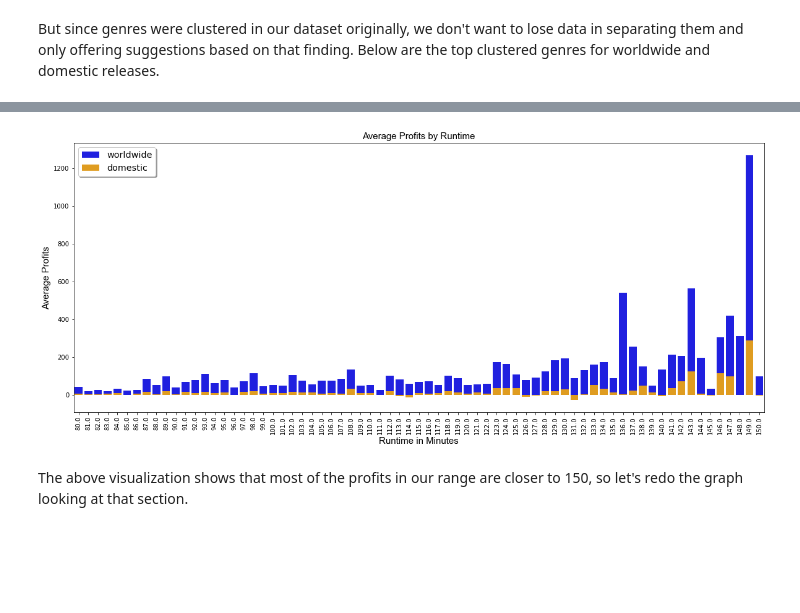
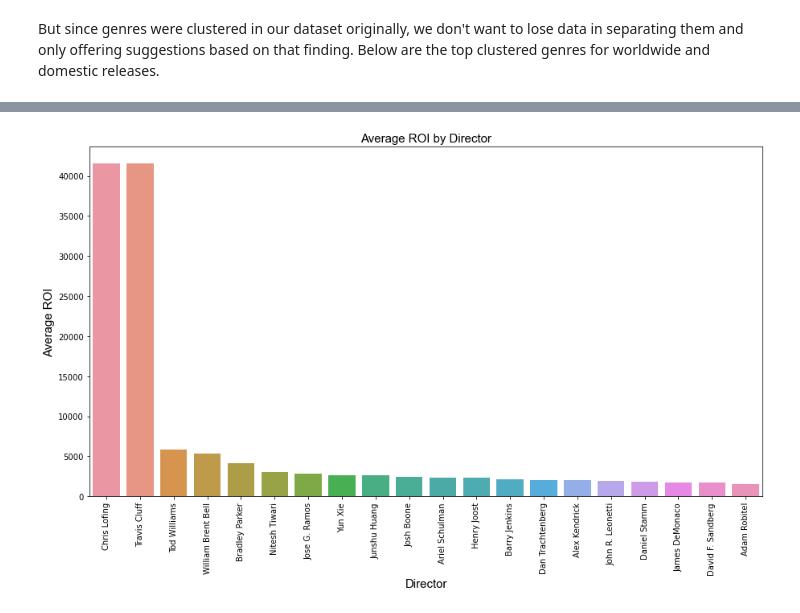
Before and after one commit to npagrawal/dsc-phase-1-project-v2-4, a Jupyter notebook: Near Final.ipynb, the cells around one changed output, grey strips where cells are left out. Drawn from its saved outputs; the diff is of its cells as text; code cells hidden in the pictures; blank space fills up the shorter version.

```diff
--- a/Near Final.ipynb
+++ b/Near Final.ipynb
@@ -25,7 +25,7 @@ import seaborn as sns
 When importing from the IMDB dataset, we only want primary_title, runtime_minutes, and genres since these will be most relevant to our recommendations.
 # %%
 movie_basics = pd.read_sql("""
-SELECT primary_title, runtime_minutes, genres, primary_name AS "director"
+SELECT primary_title as "movie", start_year as "year", runtime_minutes, genres, primary_name AS "director", primary_profession
   FROM movie_basics as mb
   JOIN directors as d
     ON mb.movie_id= d.movie_id
@@ -525,0 +410,6 @@ runtimes_d = runtimes_d.groupby("runtime_minutes").mean().reset_index()
+# %%
+plt.figure(figsize=(20,10))
+sns.set_palette("colorblind")
+g = sns.histplot(data=rt_genresw, x="runtime_minutes", hue = "genres", element="step", bins = 40)
+g.set_xticks(range(74, 174, 3))
+plt.show()
@@ -525,0 +442,19 @@ runtimes_d = runtimes_d.groupby("runtime_minutes").mean().reset_index()
+# %%
+#merge tables and remove unneded columns
+clean_totals = pd.merge(mg_clean, movie_basics, on = ["movie", "year"], how = "outer").drop_duplicates()
+clean_totals = clean_totals.drop(columns = ["id", "release_date", "movie", "domestic_gross", "year",
+                                           "runtime_minutes", "genres"])
+
+#make "roi" column
+clean_totals["roi"] = ((clean_totals["worldwide_gross"] - clean_totals["production_budget"])/ clean_totals["production_budget"]) * 100
+# %%
+#remove rows missing data for ROI and director
+clean_totals = clean_totals.dropna(subset = ["roi", "director"])
+
+#create new dataframe director_roi which contains only directors
+director_roi = clean_totals.drop(columns = ["production_budget", "worldwide_gross"])
+director_roi = director_roi[director_roi["primary_profession"].str.contains("director")==True]
+
+#sort the director_roi dataframe by director and limit to the top 20 with the highest ROI
+director_roi = director_roi.groupby("director").mean().reset_index().sort_values(by = ["roi"], ascending=False)
+director_roi20 = director_roi.head(20)
@@ -526,16 +481,9 @@ runtimes_d = runtimes_d.groupby("runtime_minutes").mean().reset_index()
 # %%
-plt.figure(figsize=(20,8))
-ax = sns.barplot(x=runtimes_w["runtime_minutes"], y=runtimes_w["worldprofits_inmillions"],
-                 label = "worldwide", color = "blue", ci=None)
-ax = sns.barplot(x=runtimes_d["runtime_minutes"], y=runtimes_d["domesticprofits_inmillions"],
-                               label = "domestic", color = "orange", ci=None)
-ax.set_xlabel('Runtime in Minutes', fontfamily = 'Arial', fontsize = 15)
-ax.set_ylabel('Average Profits', fontfamily = 'Arial', fontsize = 15)
-ax.set_title('Average Profits by Runtime', fontfamily = 'Arial', fontsize = 15)
-legend = ax.legend(loc='upper left', shadow=True, fontsize='x-large')
-plt.xticks(rotation=90)
-plt.show()
+plt.figure(figsize=(15,8))
+ax = sns.barplot(x=director_roi20["director"], y=director_roi20["roi"], ci = None)
+ax.set_xlabel('Director', fontfamily = 'Arial', fontsize = 15)
+ax.set_ylabel('Average ROI', fontfamily = 'Arial', fontsize = 15)
+ax.set_title('Average ROI by Director', fontfamily = 'Arial', fontsize = 15)
+plt.xticks(rotation=90);plt.xticks(rotation=90);
 # %% [output]
-[figure, old version]
+[figure, new version]
-# %% [markdown]
-The above visualization shows that most of the profits in our range are closer to 150, so let's redo the graph looking at that section.
```
Also changed, not shown: parts of 61 cells of this notebook.
